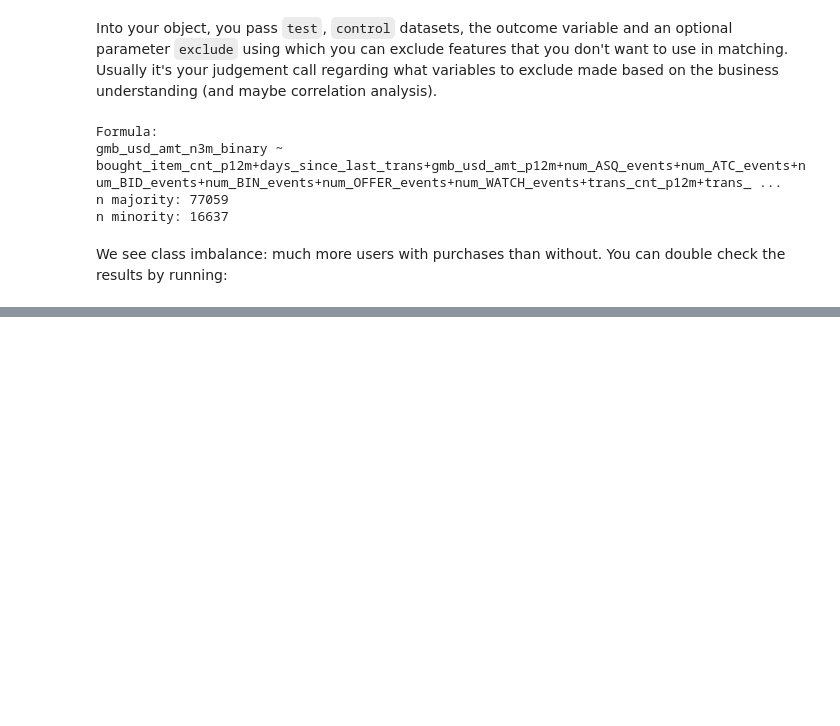
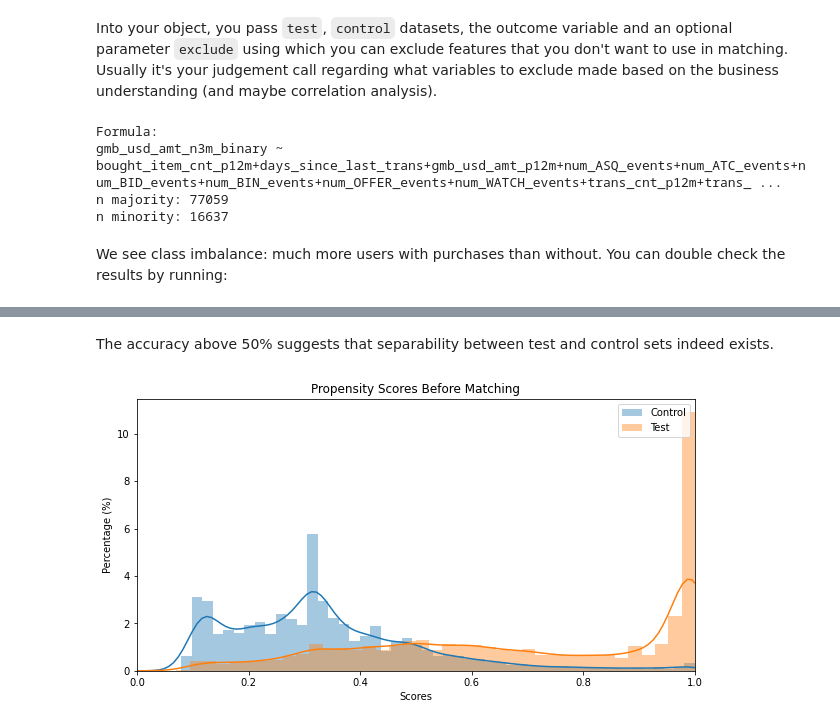
Before and after one commit to nastyh/Matching-in-Python, a Jupyter notebook: Matching in Python.ipynb, the cells around one changed output, grey strips where cells are left out. Drawn from its saved outputs; the diff is of its cells as text; code cells hidden in the pictures; blank space fills up the shorter version.

```diff
--- a/Matching in Python.ipynb
+++ b/Matching in Python.ipynb
@@ -148,0 +149,3 @@ len(data_short[data_short.gmb_usd_amt_n3m_binary == 0])   # 16637
+# %%
+np.random.seed(22)
+m.fit_scores(balance = True, nmodels = 100)
@@ -148,0 +160,2 @@ len(data_short[data_short.gmb_usd_amt_n3m_binary == 0])   # 16637
+# %% [markdown]
+The accuracy above 50% suggests that separability between test and control sets indeed exists.
@@ -148,0 +164,4 @@ len(data_short[data_short.gmb_usd_amt_n3m_binary == 0])   # 16637
+# %%
+m.plot_scores()
+# %% [output]
+[figure, added]
```
Also changed, not shown: parts of 8 cells of this notebook.
